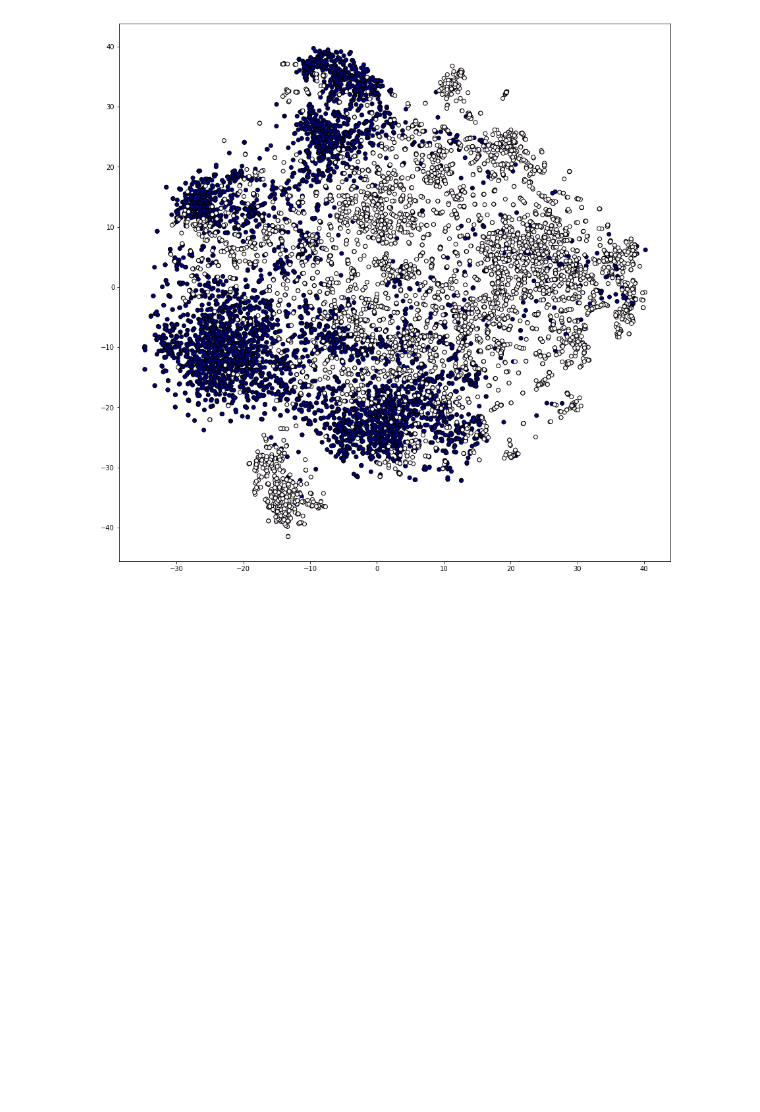
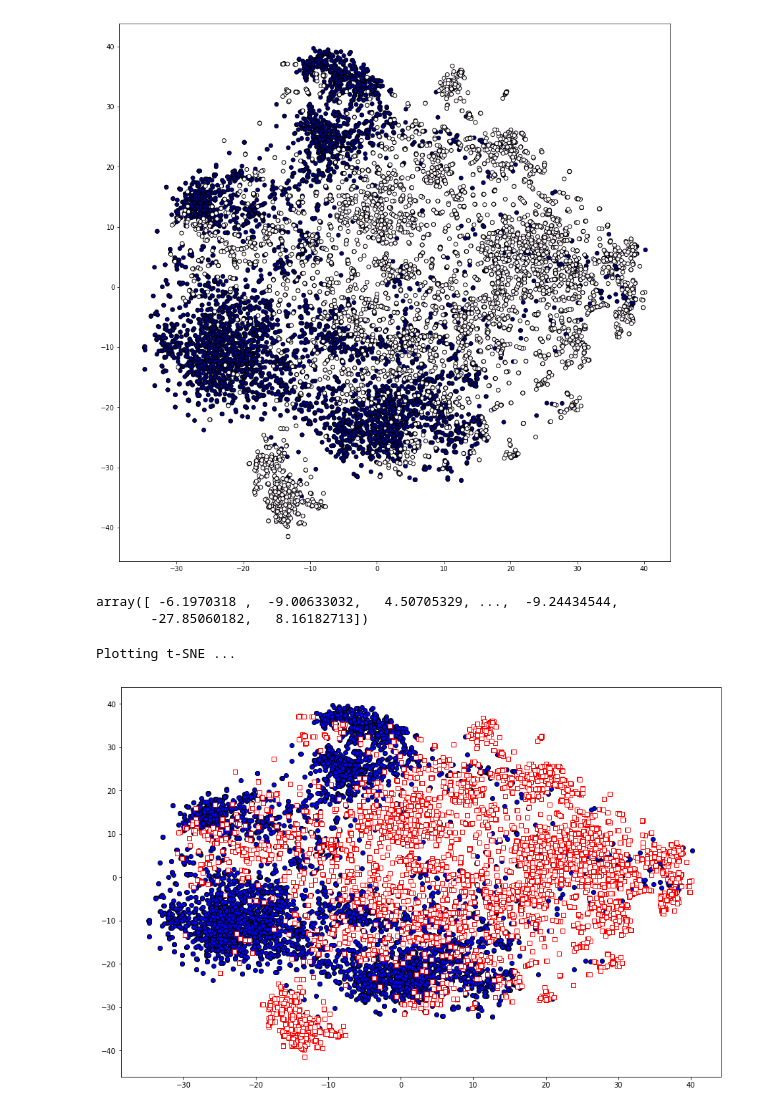
Before and after one commit to bazinho/CG, a Jupyter notebook: paper-tsne-resnet50-avgpool-CHANGECOLOR.ipynb, the cells around one changed output. Drawn from its saved outputs; the diff is of its cells as text; code cells hidden in the pictures; blank space fills up the shorter version.

```diff
--- a/paper-tsne-resnet50-avgpool-CHANGECOLOR.ipynb
+++ b/paper-tsne-resnet50-avgpool-CHANGECOLOR.ipynb
@@ -122,3 +122,22 @@ Plotting t-SNE ...
 [figure]
 # %%
 np.save("TSNE-Resnet50features.npy", vis_data)
+# %%
+vis_data = np.load("TSNE-Resnet50features.npy")
+# %%
+vis_data[y.astype(int)==0, 0]
+# %% [output]
+array([ -6.1970318 ,  -9.00633032,   4.50705329, ...,  -9.24434544,
+       -27.85060182,   8.16182713])
+# %%
+print("Plotting t-SNE ...")
+figure = plt.gcf()
+figure.set_size_inches(15, 10)
+plt.scatter(vis_data[y.astype(int)==0, 0], vis_data[y.astype(int)==0, 1], c='blue', marker='o', edgecolors="black")
+plt.scatter(vis_data[y.astype(int)==1, 0], vis_data[y.astype(int)==1, 1], c='white', marker='s', edgecolors="red")
+plt.clim(-0.5, len(list_fams)-0.5)
+plt.savefig('TSNE-Resnet50Features.png', format='png')
+plt.show()
+# %% [output]
+Plotting t-SNE ...
+[figure, added]
```
Also changed, not shown: 2 other files.
